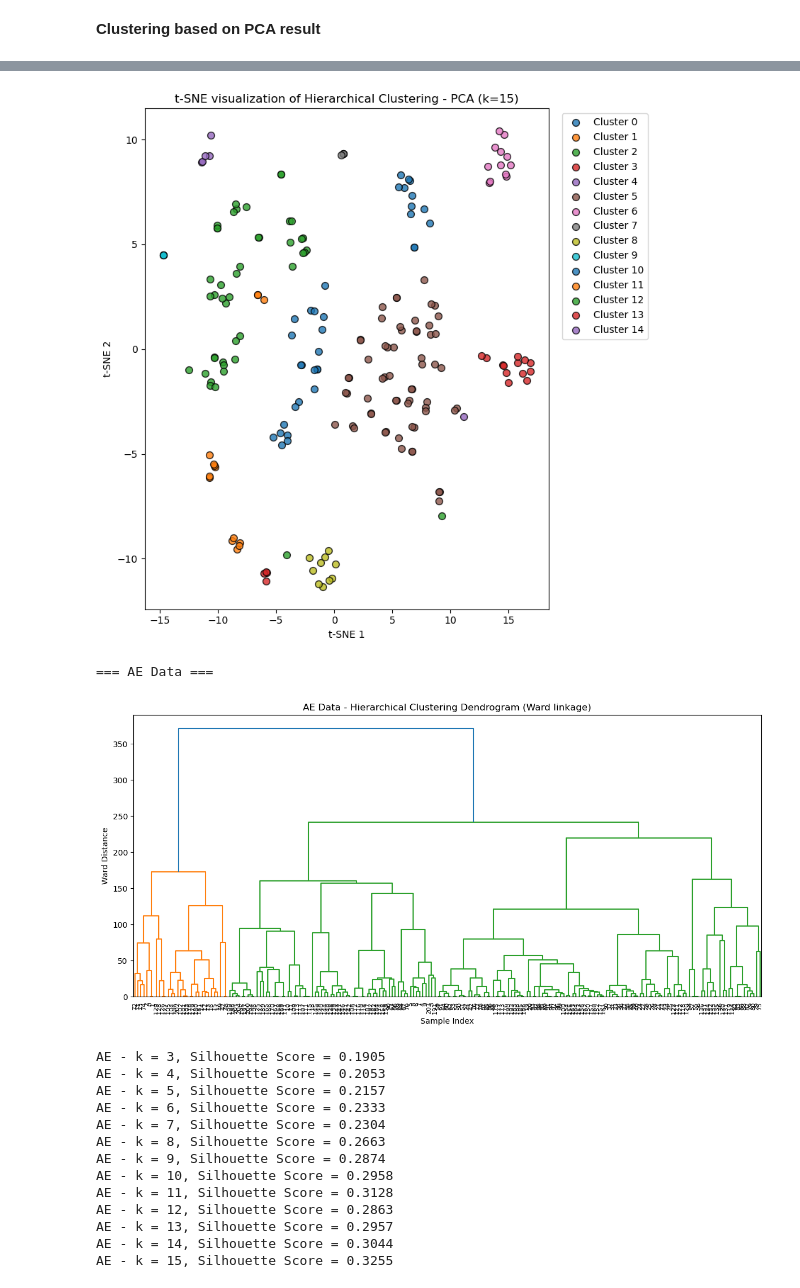
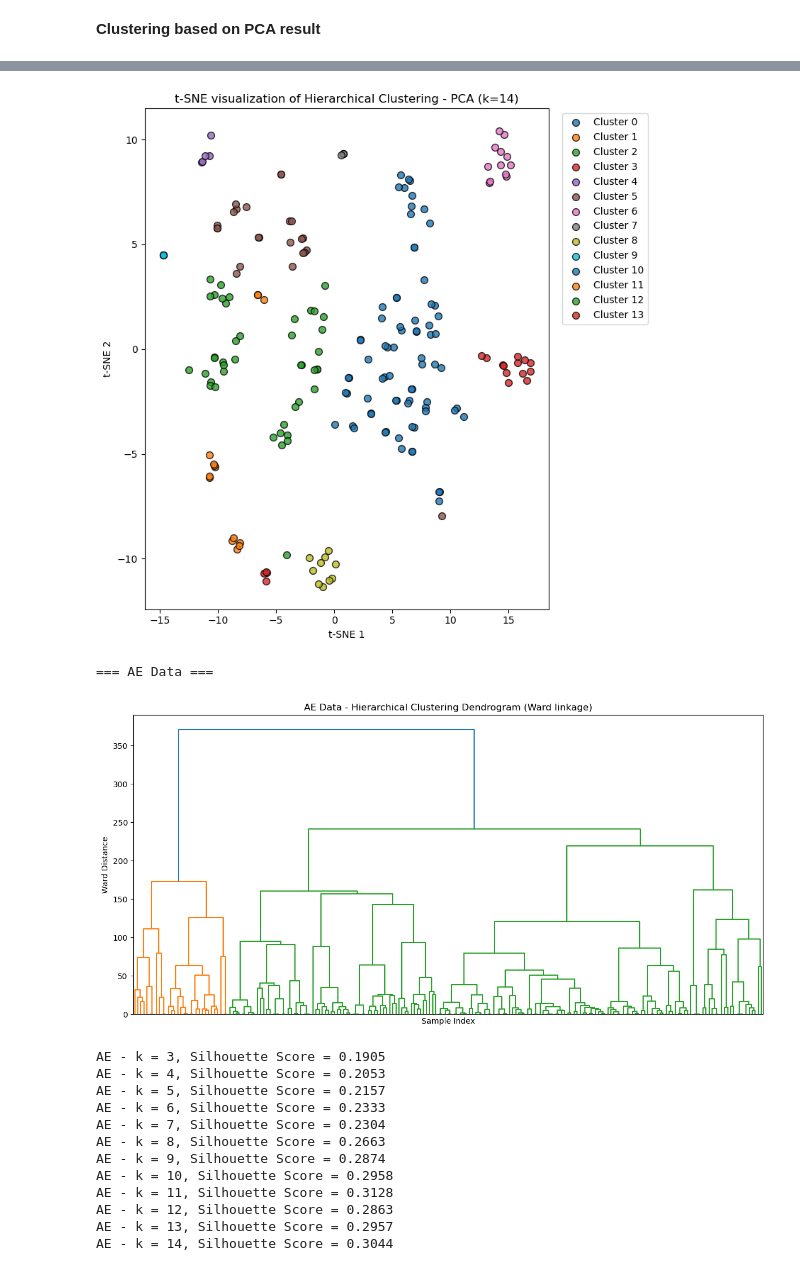
Before and after one commit to ZPRRR2004/CS182_Final_Project, a Jupyter notebook: Clustering.ipynb, the cells around one changed output, grey strips where cells are left out. Cells and saved outputs as stored; diff of their text form; code cells hidden in the pictures.

```diff
--- a/Clustering.ipynb
+++ b/Clustering.ipynb
@@ -279,7 +367,7 @@ def hierarchical_with_tsne_auto_k(
     x_col: str,
     y_col: str,
     k_min: int = 3,
-    k_max: int = 15
+    k_max: int = 14
 ):
     """
     对 data 自动选取最优簇数 k（通过遍历 k_min 到 k_max 的轮廓系数），
@@ -306,7 +394,8 @@ def hierarchical_with_tsne_auto_k(
         linkage_matrix,
         leaf_rotation=90,    # 样本标签旋转 90 度
         leaf_font_size=8,    # 样本标签字体大小
-        color_threshold=None # 不自动着色
+        color_threshold=None, # 不自动着色
+        no_labels=True
     )
     plt.title(f"{name} Data - Hierarchical Clustering Dendrogram (Ward linkage)")
     plt.xlabel("Sample Index")
@@ -402,7 +491,7 @@ df_pca_hc, best_k_pca = hierarchical_with_tsne_auto_k(
     x_col      = "PC1",
     y_col      = "PC2",
     k_min      = 3,
-    k_max      = 15
+    k_max      = 14
 )
 # 如需保存带标签的 PCA 数据：
 # df_pca_hc.to_csv("PCA/car_price_pca_hc_labeled.csv", index=False)
@@ -414,7 +503,7 @@ df_ae_hc, best_k_ae = hierarchical_with_tsne_auto_k(
     x_col      = "AE_1",
     y_col      = "AE_2",
     k_min      = 3,
-    k_max      = 15
+    k_max      = 14
 )
 # df_ae_hc.to_csv("AE/car_price_ae_hc_labeled.csv", index=False)
 
@@ -451,6 +539,6 @@ PCA - Final Silhouette (k=15) = 0.3596
-[figure, old version]
+[figure, new version]
 === AE Data ===
-[figure, old version]
+[figure, new version]
 AE - k = 3, Silhouette Score = 0.1905
 AE - k = 4, Silhouette Score = 0.2053
 AE - k = 5, Silhouette Score = 0.2157
@@ -463,4 +551,3 @@ AE - k = 11, Silhouette Score = 0.3128
 AE - k = 12, Silhouette Score = 0.2863
 AE - k = 13, Silhouette Score = 0.2957
 AE - k = 14, Silhouette Score = 0.3044
-AE - k = 15, Silhouette Score = 0.3255
```
Also changed, not shown: parts of 5 cells of this notebook, 23 other files.
